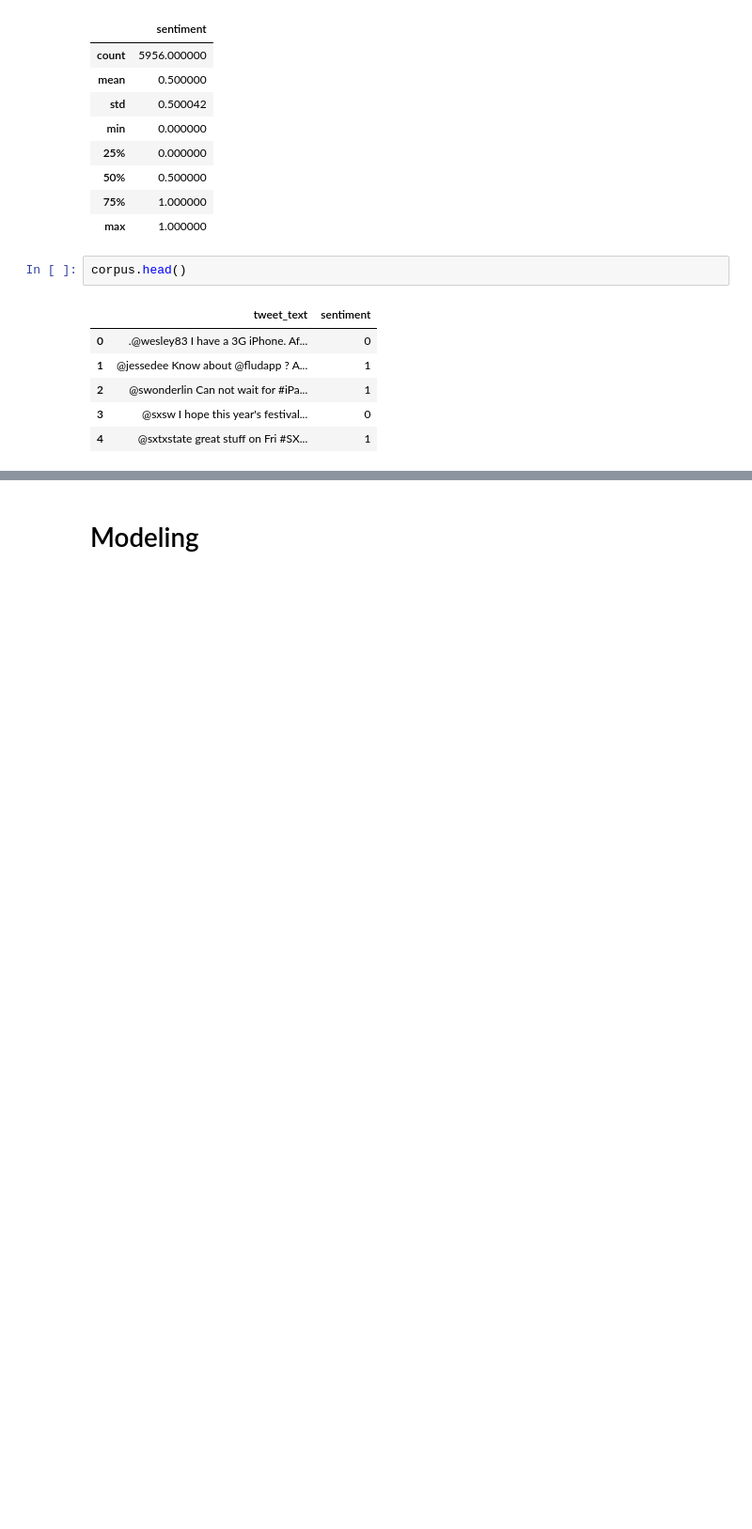
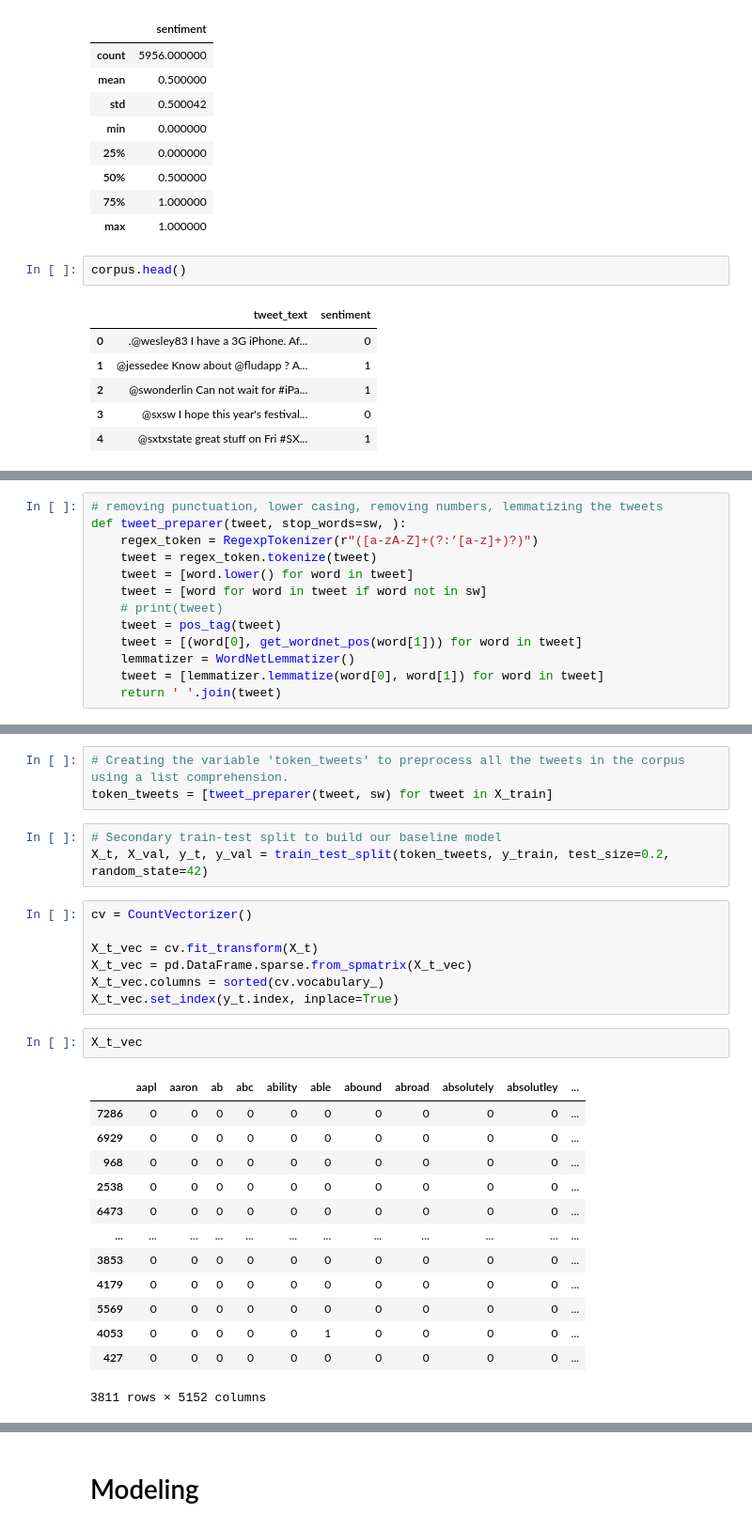
Before and after one commit to adammarianacci/Twitter_Analysis, a Jupyter notebook: notebook.ipynb, the cells around one changed output, grey strips where cells are left out. Shown at 94% size. Cells and saved outputs as stored; diff of their text form; blank space fills up the shorter version.

```diff
--- a/notebook.ipynb
+++ b/notebook.ipynb
@@ -265,0 +264,13 @@ print(processed_tweet)
+# %%
+# removing punctuation, lower casing, removing numbers, lemmatizing the tweets
+def tweet_preparer(tweet, stop_words=sw, ):
+    regex_token = RegexpTokenizer(r"([a-zA-Z]+(?:’[a-z]+)?)")
+    tweet = regex_token.tokenize(tweet)
+    tweet = [word.lower() for word in tweet]
+    tweet = [word for word in tweet if word not in sw]
+    # print(tweet)
+    tweet = pos_tag(tweet)
+    tweet = [(word[0], get_wordnet_pos(word[1])) for word in tweet]
+    lemmatizer = WordNetLemmatizer()
+    tweet = [lemmatizer.lemmatize(word[0], word[1]) for word in tweet]
+    return ' '.join(tweet)
@@ -265,0 +287,29 @@ print(processed_tweet)
+# %%
+# Creating the variable 'token_tweets' to preprocess all the tweets in the corpus using a list comprehension.
+token_tweets = [tweet_preparer(tweet, sw) for tweet in X_train]
+# %%
+# Secondary train-test split to build our baseline model
+X_t, X_val, y_t, y_val = train_test_split(token_tweets, y_train, test_size=0.2, random_state=42)
+# %%
+cv = CountVectorizer()
+
+X_t_vec = cv.fit_transform(X_t)
+X_t_vec = pd.DataFrame.sparse.from_spmatrix(X_t_vec)
+X_t_vec.columns = sorted(cv.vocabulary_)
+X_t_vec.set_index(y_t.index, inplace=True)
+# %%
+X_t_vec
+# %% [output]
+|  | aapl | aaron | ab | abc | ability | able | abound | abroad | absolutely | absolutley | ... |
+| 7286 | 0 | 0 | 0 | 0 | 0 | 0 | 0 | 0 | 0 | 0 | ... |
+| 6929 | 0 | 0 | 0 | 0 | 0 | 0 | 0 | 0 | 0 | 0 | ... |
+| 968 | 0 | 0 | 0 | 0 | 0 | 0 | 0 | 0 | 0 | 0 | ... |
+| 2538 | 0 | 0 | 0 | 0 | 0 | 0 | 0 | 0 | 0 | 0 | ... |
+| 6473 | 0 | 0 | 0 | 0 | 0 | 0 | 0 | 0 | 0 | 0 | ... |
+| ... | ... | ... | ... | ... | ... | ... | ... | ... | ... | ... | ... |
+| 3853 | 0 | 0 | 0 | 0 | 0 | 0 | 0 | 0 | 0 | 0 | ... |
+| 4179 | 0 | 0 | 0 | 0 | 0 | 0 | 0 | 0 | 0 | 0 | ... |
+| 5569 | 0 | 0 | 0 | 0 | 0 | 0 | 0 | 0 | 0 | 0 | ... |
+| 4053 | 0 | 0 | 0 | 0 | 0 | 1 | 0 | 0 | 0 | 0 | ... |
+| 427 | 0 | 0 | 0 | 0 | 0 | 0 | 0 | 0 | 0 | 0 | ... |
+3811 rows × 5152 columns
```
Also changed, not shown: parts of 39 cells of this notebook.
